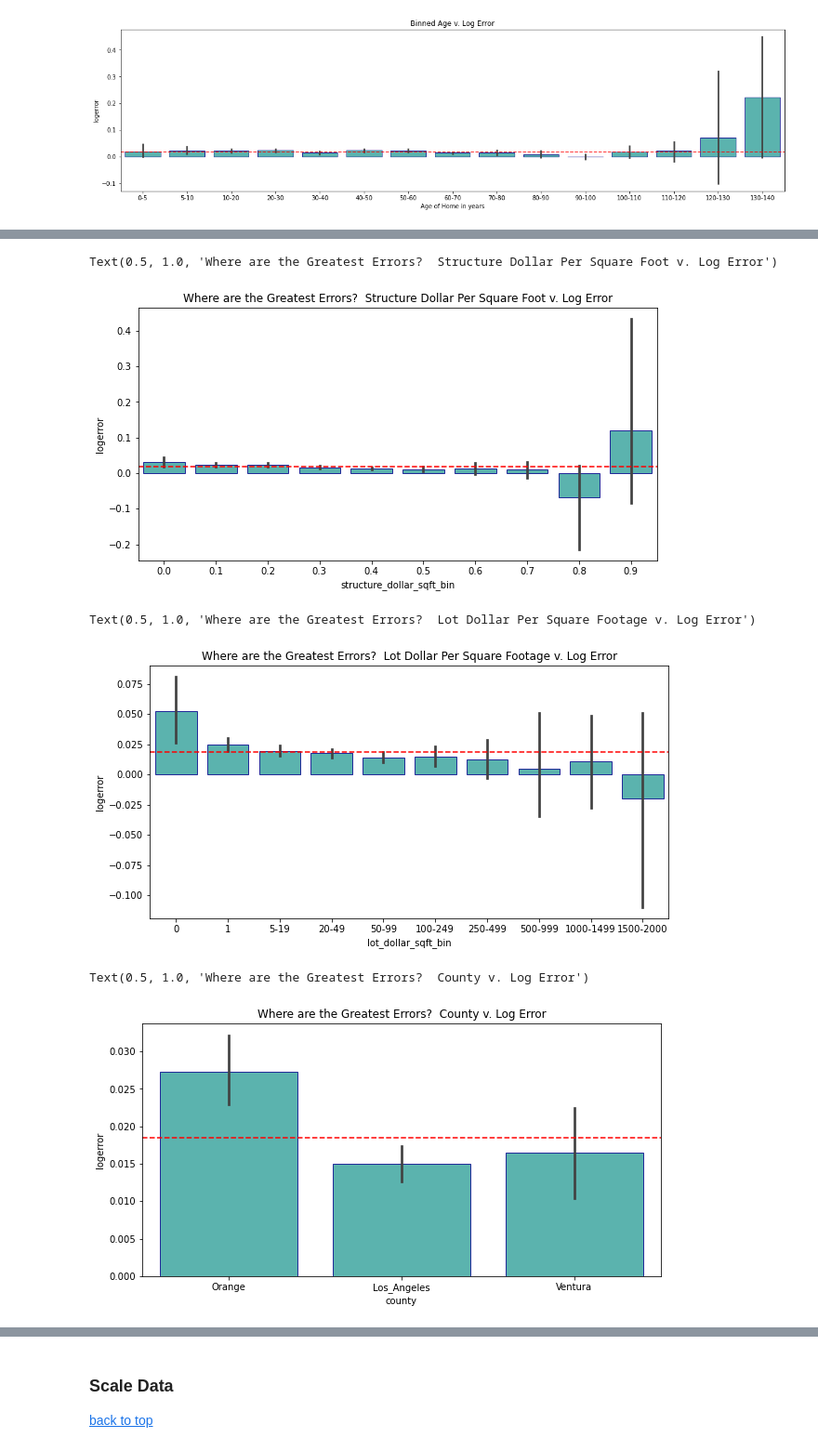
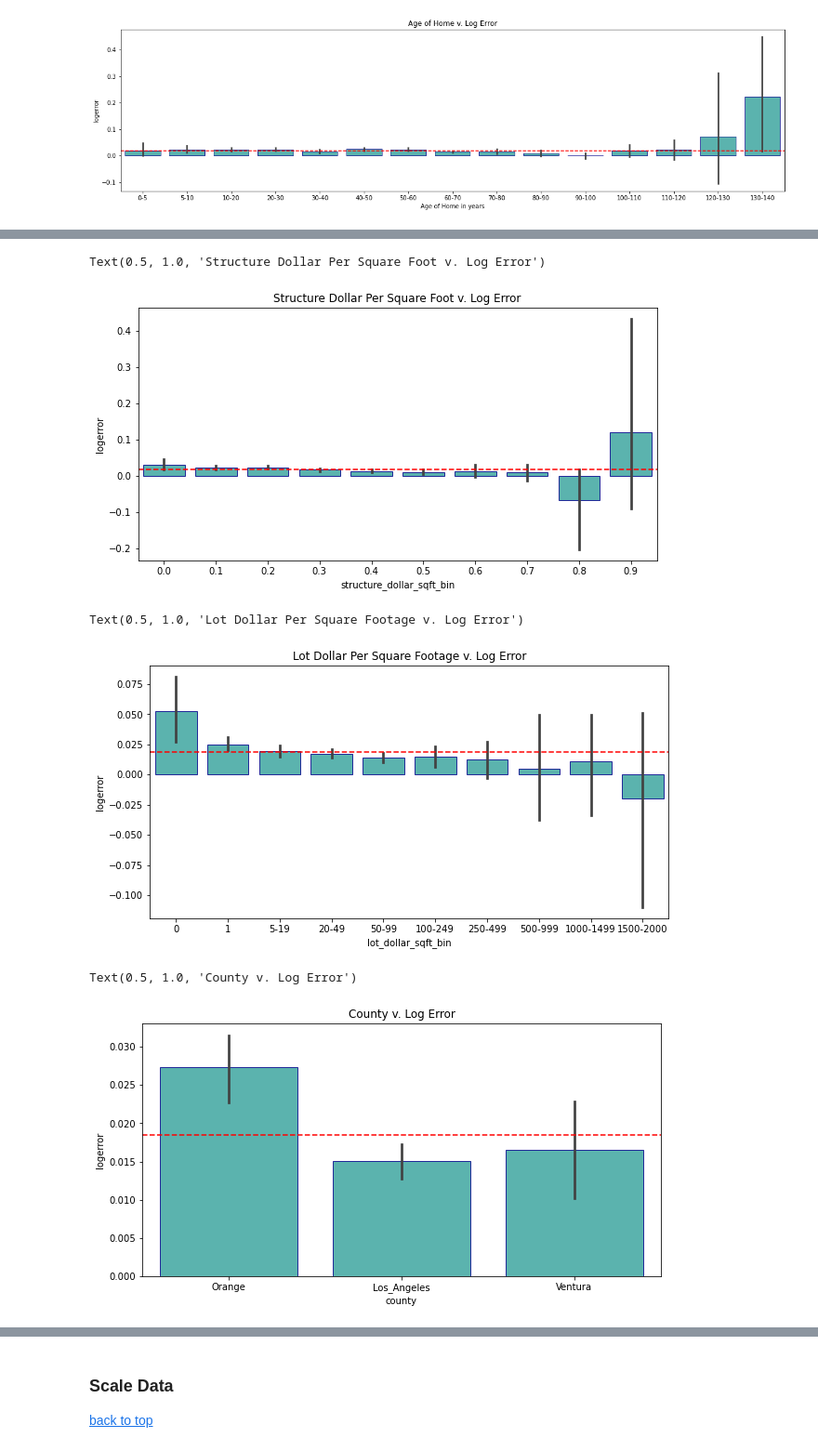
Before and after one commit to B-G-Clustering/zillow-clustering-project, a Jupyter notebook: workbook.2.0.ipynb, the cells around one changed output, grey strips where cells are left out. Shown at 93% size. Saved outputs shown, nothing was run; the diff lists cells and outputs as text; code cells hidden in the pictures.

```diff
--- a/workbook.2.0.ipynb
+++ b/workbook.2.0.ipynb
@@ -528,28 +548,28 @@ p = plt.figure(figsize=(10,5))
 p = sns.barplot(X_train.structure_dollar_sqft_bin, y_train.logerror, data=X_train, alpha=.8, color='lightseagreen', edgecolor = 'darkblue')
 overall_rate = y_train.logerror.mean()
 p = plt.axhline(overall_rate, ls='--', color='red', )
-plt.title('Where are the Greatest Errors?  Structure Dollar Per Square Foot v. Log Error')
+plt.title('Structure Dollar Per Square Foot v. Log Error')
 # %% [output]
-Text(0.5, 1.0, 'Where are the Greatest Errors?  Structure Dollar Per Square Foot v. Log Error')
+Text(0.5, 1.0, 'Structure Dollar Per Square Foot v. Log Error')
-[figure, old version]
+[figure, new version]
 # %%
 p = plt.figure(figsize=(10,5))
 p = sns.barplot(X_train.lot_dollar_sqft_bin, y_train.logerror, data=X_train, alpha=.8, color='lightseagreen', edgecolor = 'darkblue')
 overall_rate = y_train.logerror.mean()
 p = plt.axhline(overall_rate, ls='--', color='red', )
-plt.title('Where are the Greatest Errors?  Lot Dollar Per Square Footage v. Log Error')
+plt.title('Lot Dollar Per Square Footage v. Log Error')
 # %% [output]
-Text(0.5, 1.0, 'Where are the Greatest Errors?  Lot Dollar Per Square Footage v. Log Error')
+Text(0.5, 1.0, 'Lot Dollar Per Square Footage v. Log Error')
-[figure, old version]
+[figure, new version]
 # %%
 p = plt.figure(figsize=(10,5))
 p = sns.barplot(X_train.county, y_train.logerror, data=X_train, alpha=.8, color='lightseagreen', edgecolor = 'darkblue')
 overall_rate = y_train.logerror.mean()
 p = plt.axhline(overall_rate, ls='--', color='red', )
-plt.title('Where are the Greatest Errors?  County v. Log Error')
+plt.title('County v. Log Error')
 # %% [output]
-Text(0.5, 1.0, 'Where are the Greatest Errors?  County v. Log Error')
+Text(0.5, 1.0, 'County v. Log Error')
-[figure, old version]
+[figure, new version]
 # %%
 p = plt.figure(figsize=(15,5))
 p = sns.barplot(X_train.tax_value_bin, y_train.logerror, data=X_train, alpha=.8, color='lightseagreen', edgecolor = 'darkblue')
```
Also changed, not shown: parts of 7 cells of this notebook.
